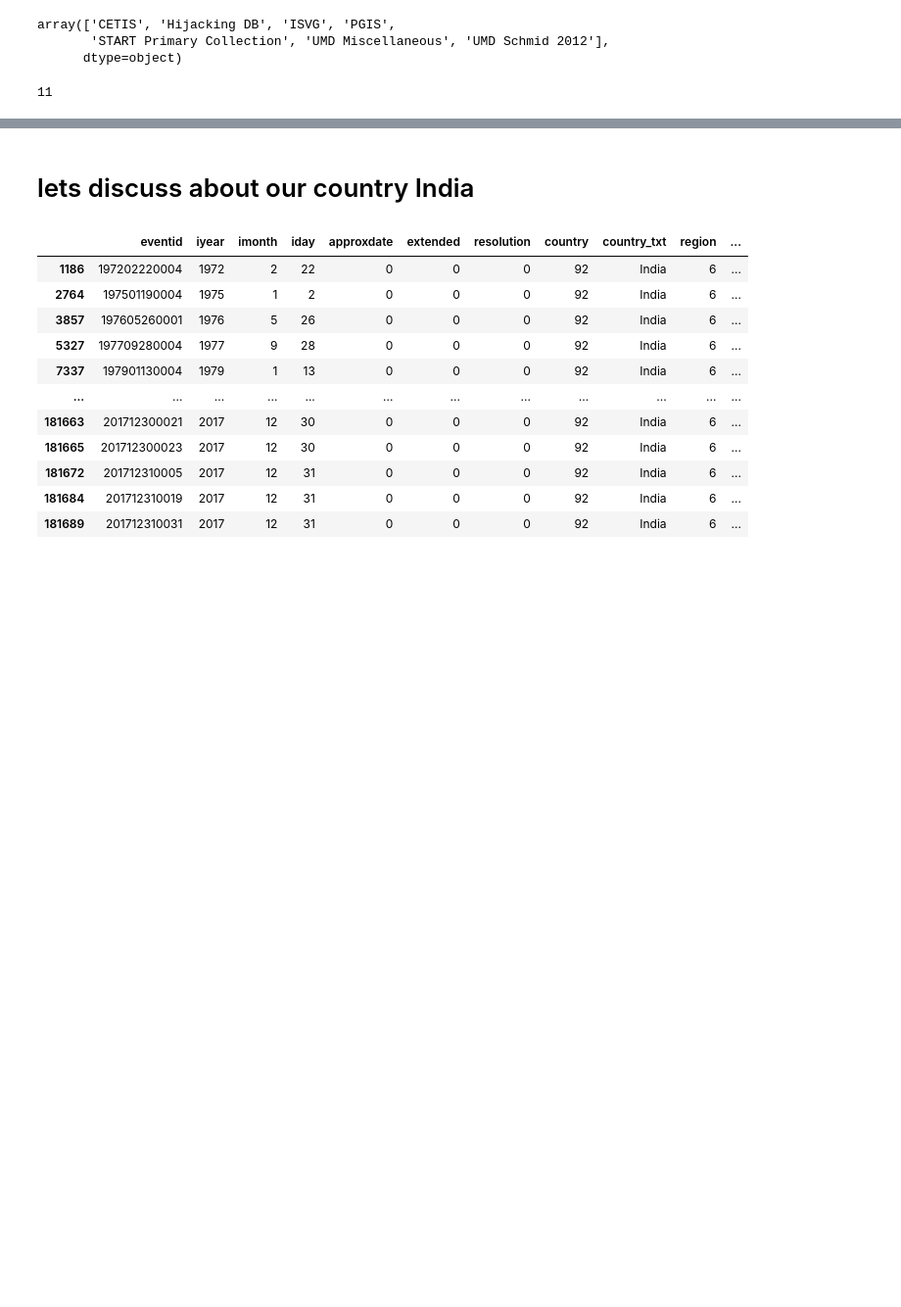
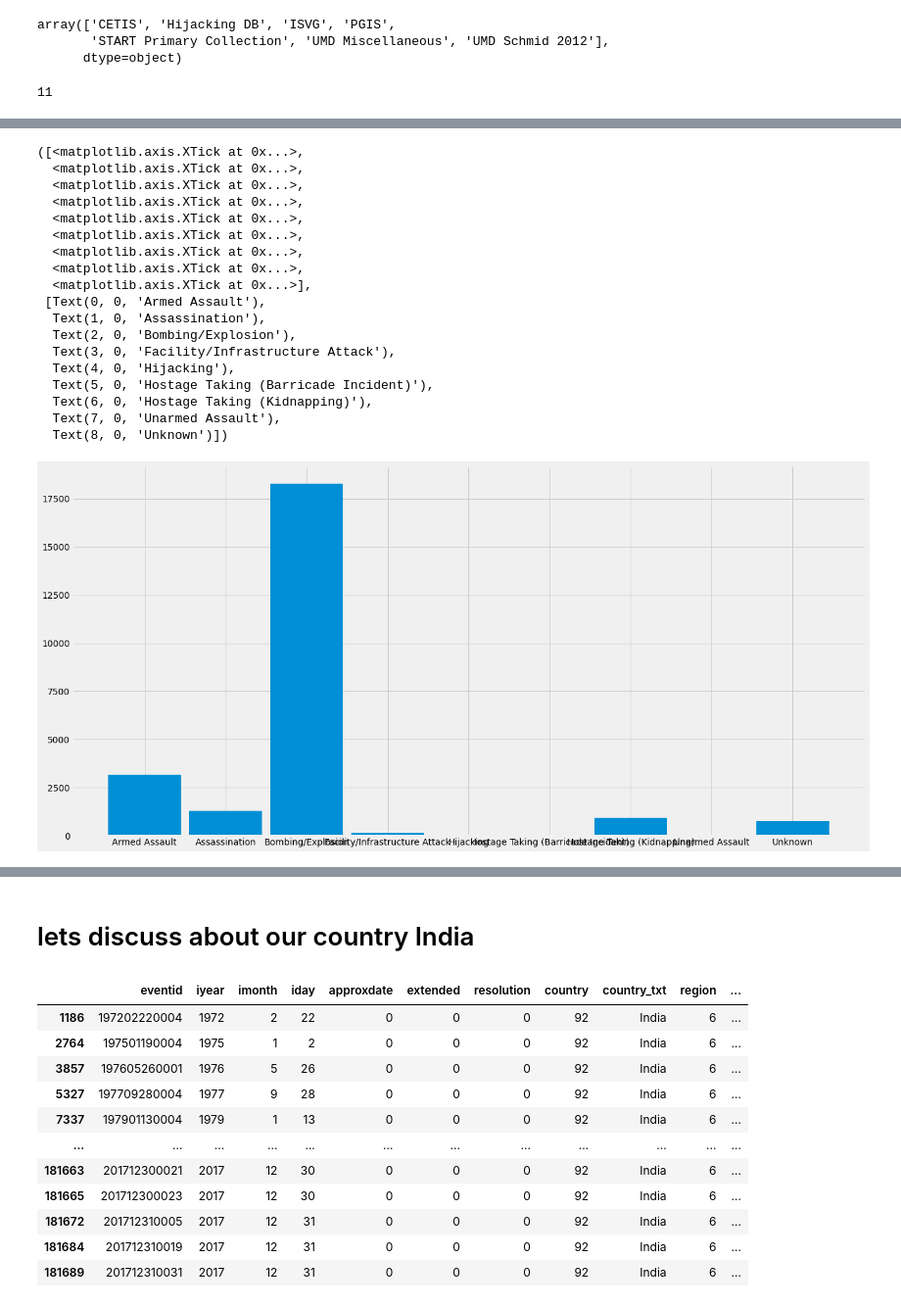
Before and after one commit to siktasharma/Exploratory-Data-Analysis---Terrorism, a Jupyter notebook: terrorism_analysis.ipynb, the cells around one changed output, grey strips where cells are left out. Shown at 98% size. Saved outputs shown, nothing was run; the diff lists cells and outputs as text; code cells hidden in the pictures; blank space fills up the shorter version.

```diff
--- a/terrorism_analysis.ipynb
+++ b/terrorism_analysis.ipynb
@@ -176,0 +212,7 @@ most_frequent(months_iraq.tolist())
+# %%
+attacks = {}
+for x in attack_type:
+    attack = iraq_data[iraq_data['attacktype1_txt']==x]
+    index = attack.index
+    number_of_rows = len(index)
+    attacks.update({x:number_of_rows})
@@ -176,0 +231,25 @@ most_frequent(months_iraq.tolist())
+# %%
+plt.style.use('fivethirtyeight')
+plt.figure(figsize=(20,10))
+plt.bar(range(len(attacks)), list(attacks.values()), align='center', width=0.9)
+plt.xticks(range(len(attacks)), list(attacks.keys()))
+# %% [output]
+([<matplotlib.axis.XTick at 0x...>,
+  <matplotlib.axis.XTick at 0x...>,
+  <matplotlib.axis.XTick at 0x...>,
+  <matplotlib.axis.XTick at 0x...>,
+  <matplotlib.axis.XTick at 0x...>,
+  <matplotlib.axis.XTick at 0x...>,
+  <matplotlib.axis.XTick at 0x...>,
+  <matplotlib.axis.XTick at 0x...>,
+  <matplotlib.axis.XTick at 0x...>],
+ [Text(0, 0, 'Armed Assault'),
+  Text(1, 0, 'Assassination'),
+  Text(2, 0, 'Bombing/Explosion'),
+  Text(3, 0, 'Facility/Infrastructure Attack'),
+  Text(4, 0, 'Hijacking'),
+  Text(5, 0, 'Hostage Taking (Barricade Incident)'),
+  Text(6, 0, 'Hostage Taking (Kidnapping)'),
+  Text(7, 0, 'Unarmed Assault'),
+  Text(8, 0, 'Unknown')])
+[figure, added]
```
Also changed, not shown: parts of 17 cells of this notebook.
